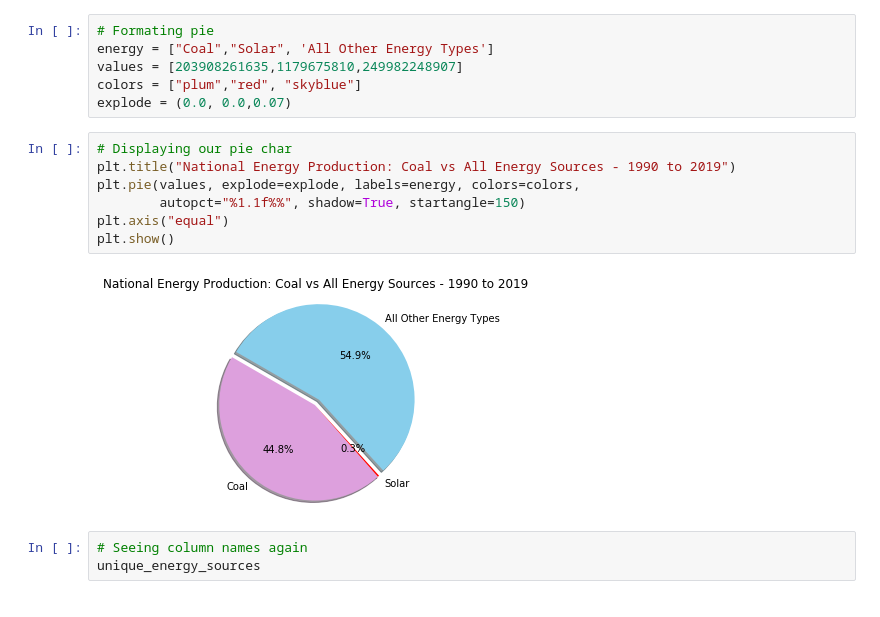
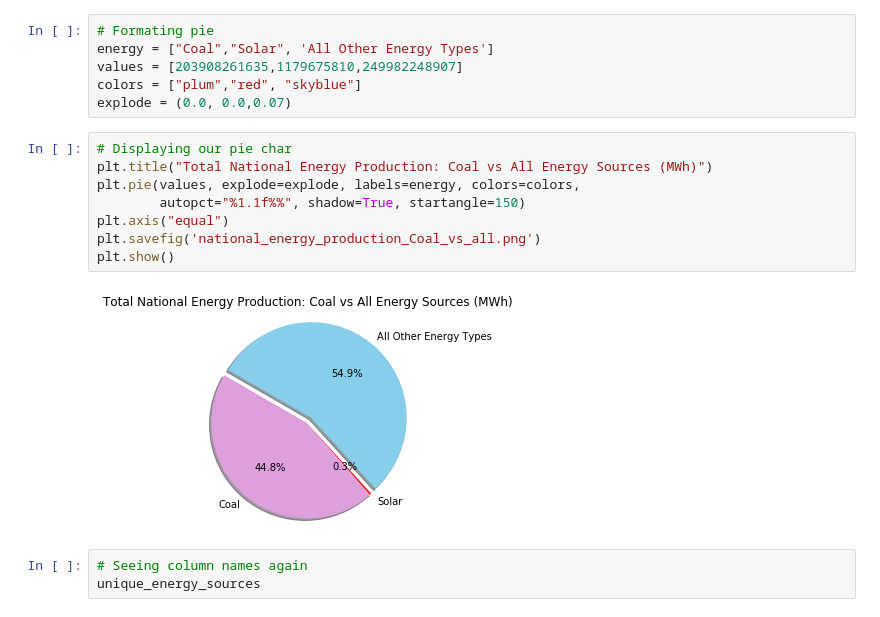
Before and after one commit to msullivan987/Solar_Power-Usage, a Jupyter notebook: Gage Tasks/Gage Analysis .ipynb, the cells around one changed output. Cells and saved outputs as stored; diff of their text form.

```diff
--- a/Gage Tasks/Gage Analysis .ipynb
+++ b/Gage Tasks/Gage Analysis .ipynb
@@ -178,13 +178,14 @@ colors = ["plum","red", "skyblue"]
 explode = (0.0, 0.0,0.07)
 # %%
 # Displaying our pie char
-plt.title("National Energy Production: Coal vs All Energy Sources - 1990 to 2019")
+plt.title("Total National Energy Production: Coal vs All Energy Sources (MWh)")
 plt.pie(values, explode=explode, labels=energy, colors=colors,
         autopct="%1.1f%%", shadow=True, startangle=150)
 plt.axis("equal")
+plt.savefig('national_energy_production_Coal_vs_all.png')
 plt.show()
 # %% [output]
-[figure, old version]
+[figure, new version]
 # %%
 # Seeing column names again
 unique_energy_sources
```
Also changed, not shown: parts of 3 cells of this notebook, 2 other files.
